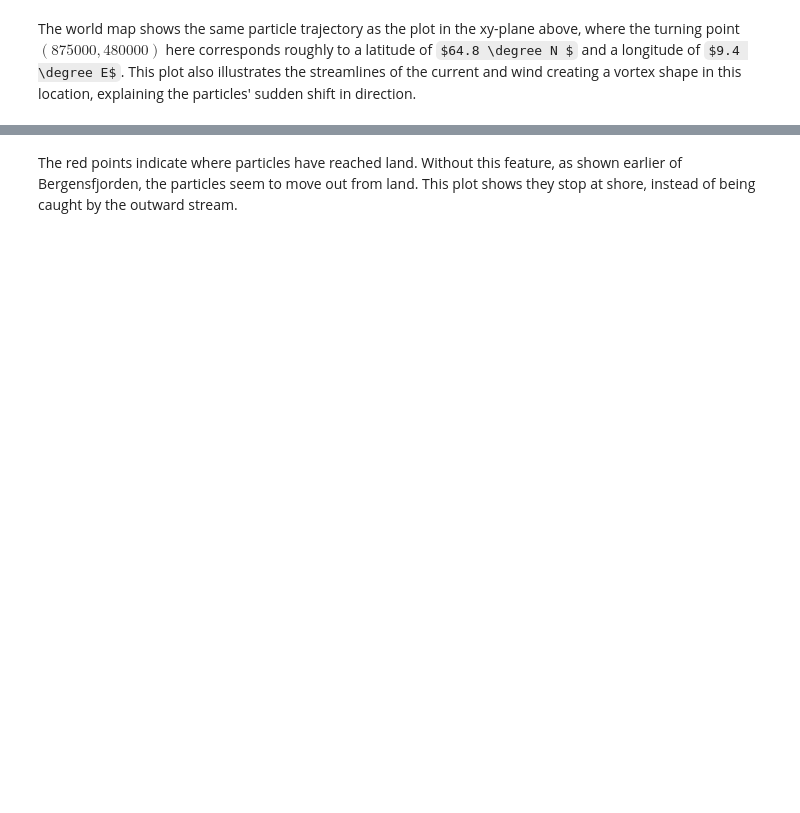
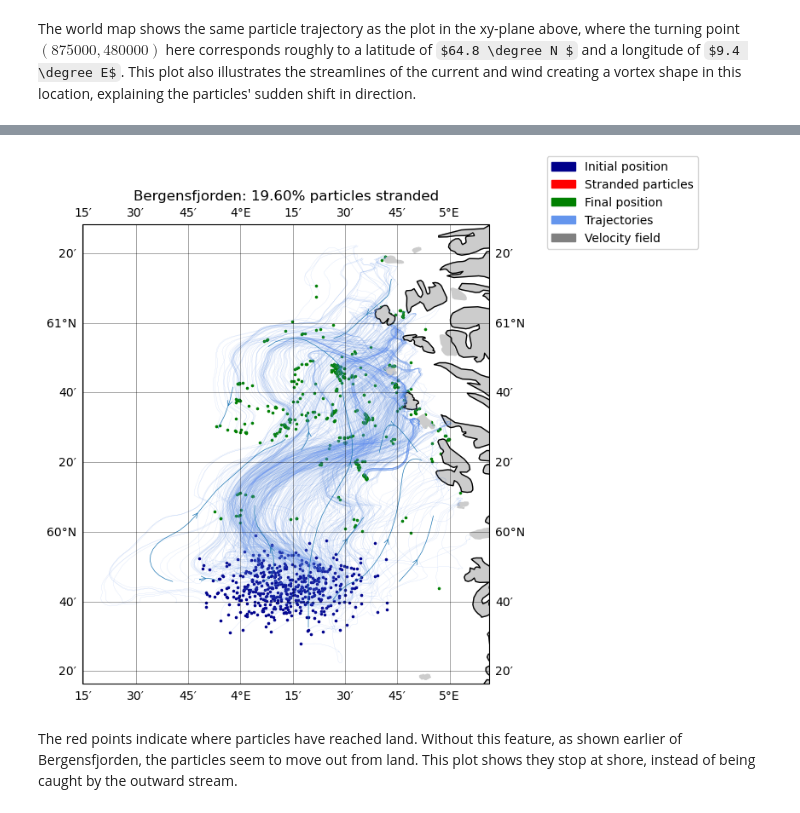
Before and after one commit to TrymSaether/Particle-transport-with-ocean-currents, a Jupyter notebook: eksempelkode.ipynb, the cells around one changed output, grey strips where cells are left out. Saved outputs shown, nothing was run; the diff lists cells and outputs as text; code cells hidden in the pictures; some formulas as TeX source; blank space fills up the shorter version.

```diff
--- a/eksempelkode.ipynb
+++ b/eksempelkode.ipynb
@@ -345,13 +397,15 @@ stranded_percent = traj_bergen.get_land_percent()
 # %%
-fig, ax = plt.subplots(figsize=(10,5), subplot_kw={"projection": ccrs.PlateCarree()})
+fig, ax = plt.subplots(figsize=(10,7), subplot_kw={"projection": ccrs.PlateCarree()})
 traj_bergen.init_map(ax, **map_plot_parameters)
 traj_bergen.plot(ax, **map_plot_parameters)
 traj_bergen.scatter(ax, t=0, **map_scatter_initial_parameters)
 traj_bergen.scatter(ax, t=-1, **map_scatter_final_parameters)
 traj_bergen.streamplot(ax, **map_streamplot_parameters)
 fig.legend(handles=[init_label, stranded_label, final_label, plot_label, stream_label])
 plt.title(f"Bergensfjorden: {stranded_percent[-1]:.2f}% particles stranded")
 plt.show()
+# %% [output]
+[figure, added]
 # %% [markdown]
 The red points indicate where particles have reached land. Without this feature, as shown earlier of Bergensfjorden, the particles seem to move out from land. This plot shows they stop at shore, instead of being caught by the outward stream.
 # %%
```
Also changed, not shown: parts of 34 cells of this notebook, 4 other files.
